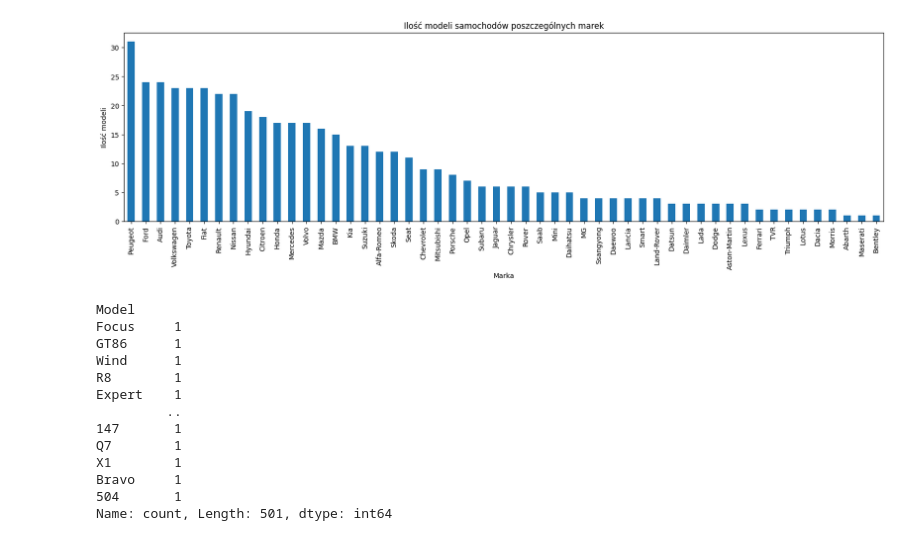
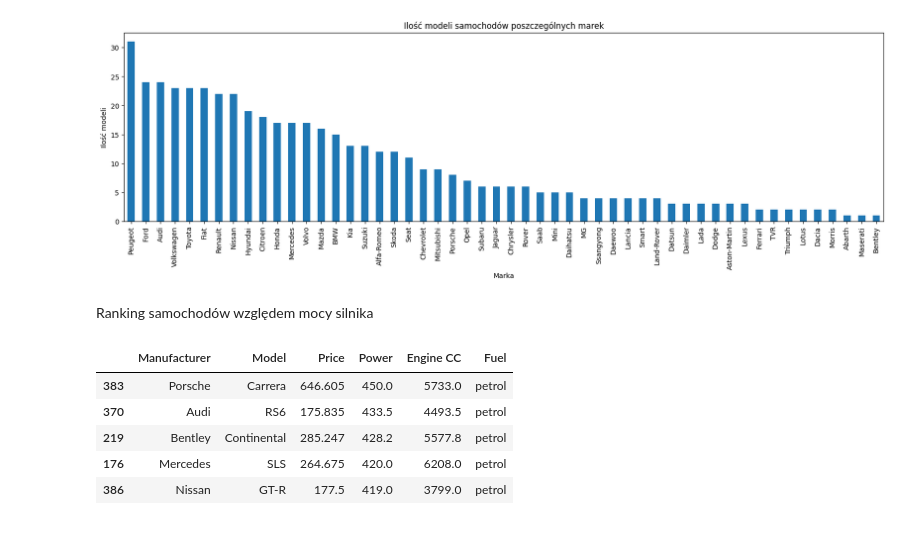
Before and after one commit to dyzioq/data-analysis-project, a Jupyter notebook: notebook.ipynb, the cells around one changed output. Cells and saved outputs as stored; diff of their text form; code cells hidden in the pictures.

```diff
--- a/notebook.ipynb
+++ b/notebook.ipynb
@@ -151,19 +159,16 @@ a.plot.bar(title="Ilość modeli samochodów poszczególnych marek", figsize=(20
 plt.show()
 # %% [output]
 [figure]
-# %%
-dataSet["Model"].value_counts()
-# %% [output]
-Model
-Focus     1
-GT86      1
-Wind      1
-R8        1
-Expert    1
-         ..
-147       1
-Q7        1
-X1        1
-Bravo     1
-504       1
-Name: count, Length: 501, dtype: int64
+# %% [markdown]
+Ranking samochodów względem mocy silnika
+# %%
+ranking = dataSet.sort_values("Power", ascending=False).head().drop(["Male", "Female", "Unknown", "Total"], axis="columns")
+ranking
+#PONIZSZY KOD DO POPRAWEK
+# %% [output]
+|  | Manufacturer | Model | Price | Power | Engine CC | Fuel |
+| 383 | Porsche | Carrera | 646.605 | 450.0 | 5733.0 | petrol |
+| 370 | Audi | RS6 | 175.835 | 433.5 | 4493.5 | petrol |
+| 219 | Bentley | Continental | 285.247 | 428.2 | 5577.8 | petrol |
+| 176 | Mercedes | SLS | 264.675 | 420.0 | 6208.0 | petrol |
+| 386 | Nissan | GT-R | 177.5 | 419.0 | 3799.0 | petrol |
```
Also changed, not shown: parts of 18 cells of this notebook.
